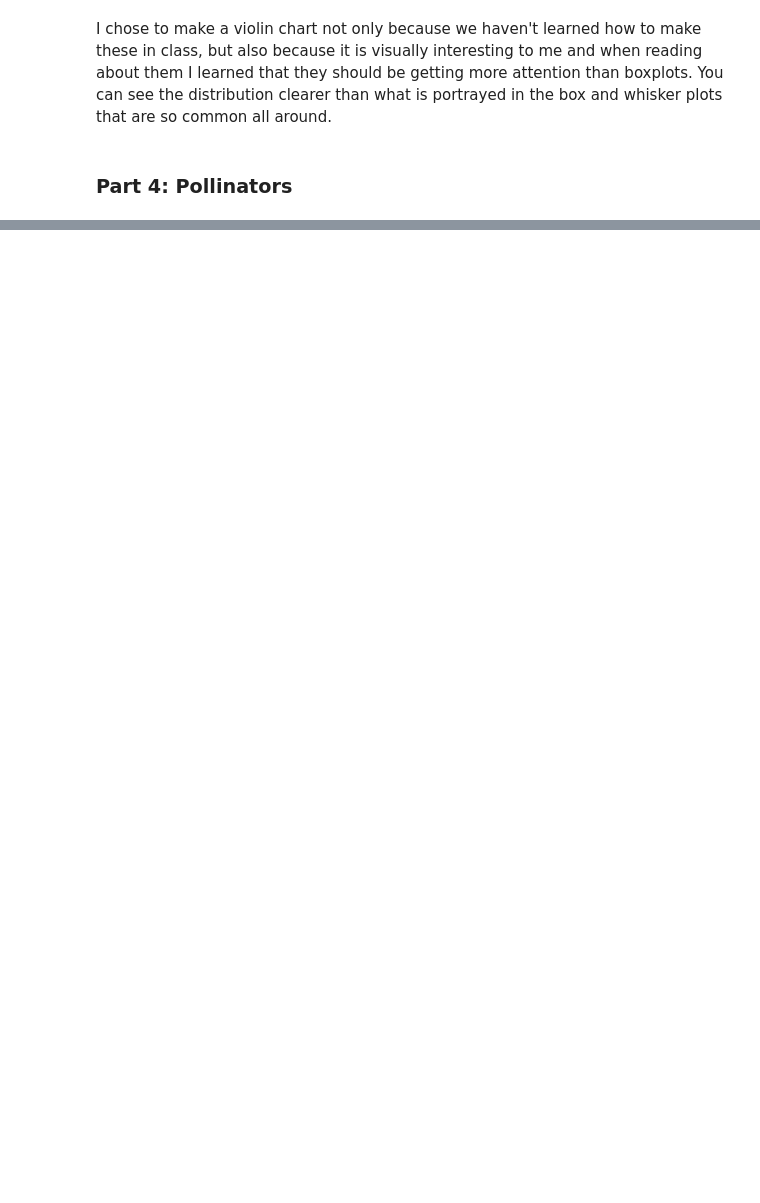
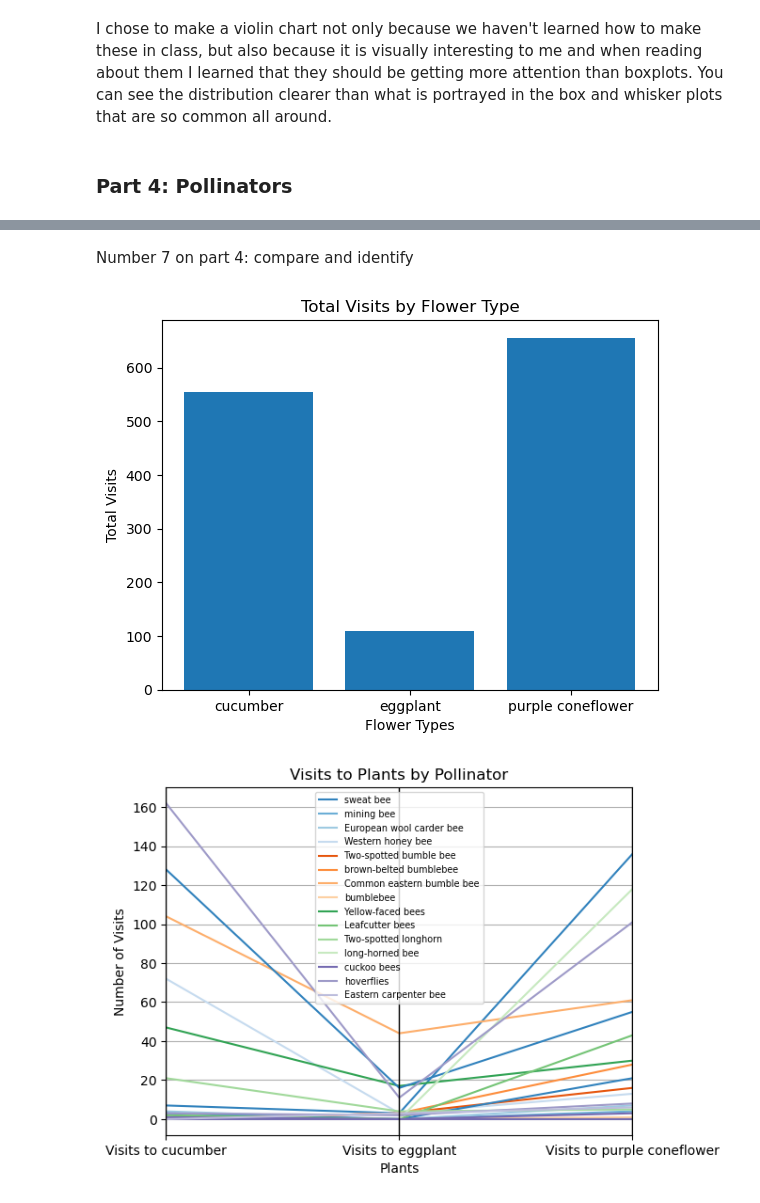
Before and after one commit to codyho22/DS4200, a Jupyter notebook: hw 3b/hw3b.ipynb, the cells around one changed output, grey strips where cells are left out. Cells and saved outputs as stored; diff of their text form; code cells hidden in the pictures; blank space fills up the shorter version.

```diff
--- a/hw 3b/hw3b.ipynb
+++ b/hw 3b/hw3b.ipynb
@@ -163,0 +210,28 @@ visits to purple coneflower: Quantitative
+# %% [markdown]
+Number 7 on part 4: compare and identify
+# %%
+#Compare: creating bar chart
+# Sum visits across all pollinators
+total_visits = bee_df[['Visits to cucumber', 'Visits to eggplant', 'Visits to purple coneflower']].sum()
+
+#make barchart
+plt.bar(x, total_visits)
+plt.xlabel('Flower Types')
+plt.ylabel('Total Visits')
+plt.title('Total Visits by Flower Type')
+plt.show()
+
+#creating parallel coordinates chart
+colors = plt.cm.tab20c.colors
+
+# make parallel chart
+pd.plotting.parallel_coordinates(bee_df, 'Category of Pollinator', color= colors, cols=['Visits to cucumber', 'Visits to eggplant', 'Visits to purple coneflower'])
+plt.title('Visits to Plants by Pollinator')
+plt.xlabel('Plants')
+plt.ylabel('Number of Visits')
+plt.legend(loc='upper center', fontsize='x-small')
+plt.grid(True)
+plt.show()
+# %% [output]
+[figure, added]
+[figure, added]
```
Also changed, not shown: parts of 11 cells of this notebook.
